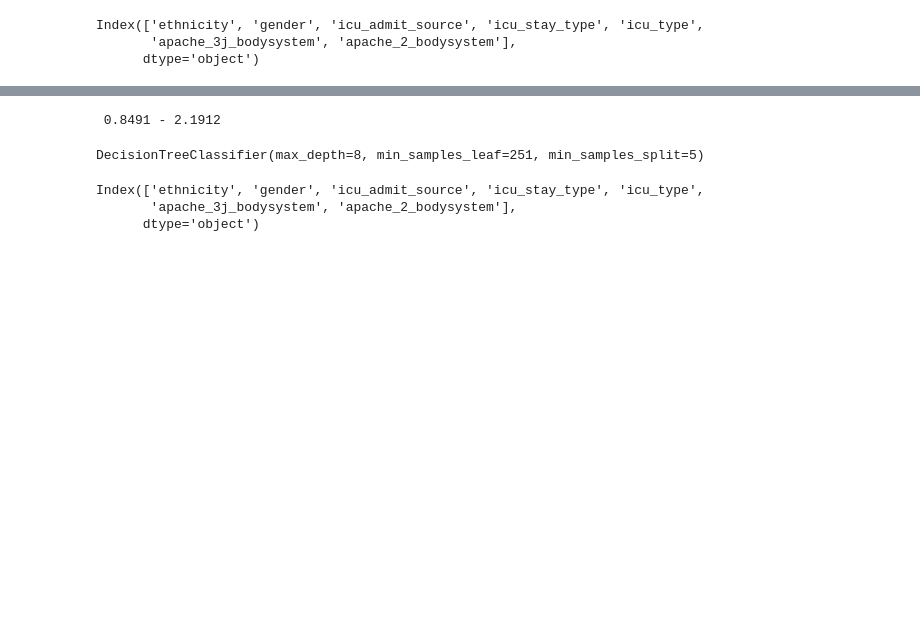
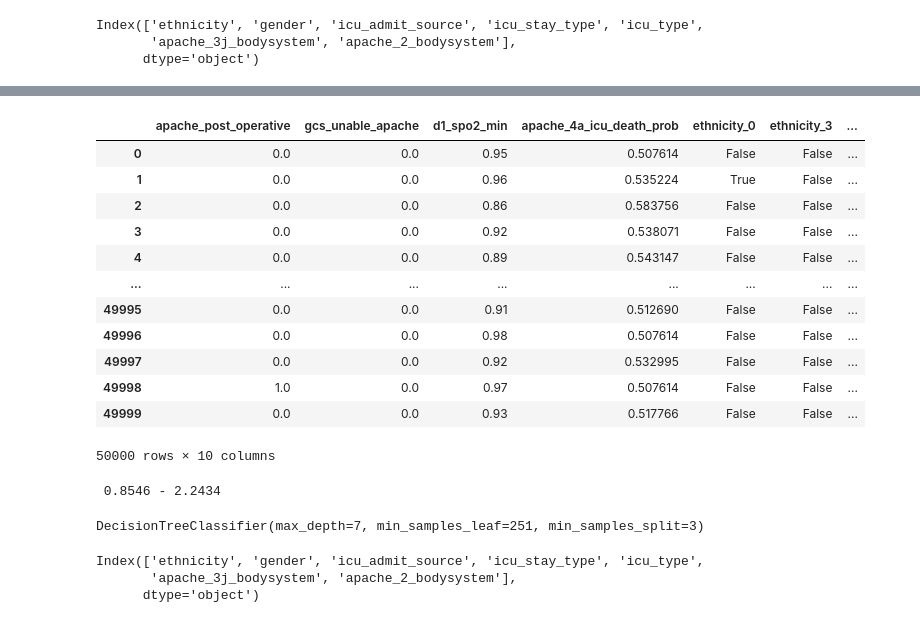
Before and after one commit to YahyaAhmedKhan/iml, a Jupyter notebook: decision-t2 copy.ipynb, the cells around one changed output, grey strips where cells are left out. Saved outputs shown, nothing was run; the diff lists cells and outputs as text; code cells hidden in the pictures; blank space fills up the shorter version.

```diff
--- a/decision-t2 copy.ipynb
+++ b/decision-t2 copy.ipynb
@@ -308,12 +333,28 @@ def fitting_models_CV2(model):
     # print(grid_search.best_estimator_)
     # print(grid_search.best_score_)
     # print(grid_search.best_params_)
+# %%
+X_selected
+# %% [output]
+|  | apache_post_operative | gcs_unable_apache | d1_spo2_min | apache_4a_icu_death_prob | ethnicity_0 | ethnicity_3 | ... |
+| 0 | 0.0 | 0.0 | 0.95 | 0.507614 | False | False | ... |
+| 1 | 0.0 | 0.0 | 0.96 | 0.535224 | True | False | ... |
+| 2 | 0.0 | 0.0 | 0.86 | 0.583756 | False | False | ... |
+| 3 | 0.0 | 0.0 | 0.92 | 0.538071 | False | False | ... |
+| 4 | 0.0 | 0.0 | 0.89 | 0.543147 | False | False | ... |
+| ... | ... | ... | ... | ... | ... | ... | ... |
+| 49995 | 0.0 | 0.0 | 0.91 | 0.512690 | False | False | ... |
+| 49996 | 0.0 | 0.0 | 0.98 | 0.507614 | False | False | ... |
+| 49997 | 0.0 | 0.0 | 0.92 | 0.532995 | False | False | ... |
+| 49998 | 1.0 | 0.0 | 0.97 | 0.507614 | False | False | ... |
+| 49999 | 0.0 | 0.0 | 0.93 | 0.517766 | False | False | ... |
+50000 rows × 10 columns
 # %%
 
 from sklearn.naive_bayes import CategoricalNB, GaussianNB, MultinomialNB
 
 
-best_dt_model = DecisionTreeClassifier(max_depth=8, min_samples_leaf=900, min_samples_split=500)
+best_dt_model = DecisionTreeClassifier(max_depth=7, min_samples_leaf=251, min_samples_split=3, criterion='gini')
 # best_dt_model = MultinomialNB()
 
 trainX, testX, trainy, testy = train_test_split(X_selected, y, test_size=0.3, random_state=5)
@@ -325,10 +366,10 @@ md_auc = roc_auc_score(testy, md_probs)
 md_auc
 fitting_models_CV2(best_dt_model)
 # %% [output]
- 0.8491 - 2.1912
+ 0.8546 - 2.2434
 # %%
-best_dt_model = DecisionTreeClassifier(max_depth=8, min_samples_leaf=251, min_samples_split=5)
+best_dt_model = DecisionTreeClassifier(max_depth=7, min_samples_leaf=251, min_samples_split=3)
 
 best_dt_model.fit(X_selected,y)
 # %% [output]
-DecisionTreeClassifier(max_depth=8, min_samples_leaf=251, min_samples_split=5)
+DecisionTreeClassifier(max_depth=7, min_samples_leaf=251, min_samples_split=3)
```
Also changed, not shown: parts of 12 cells of this notebook, 2 other files.
